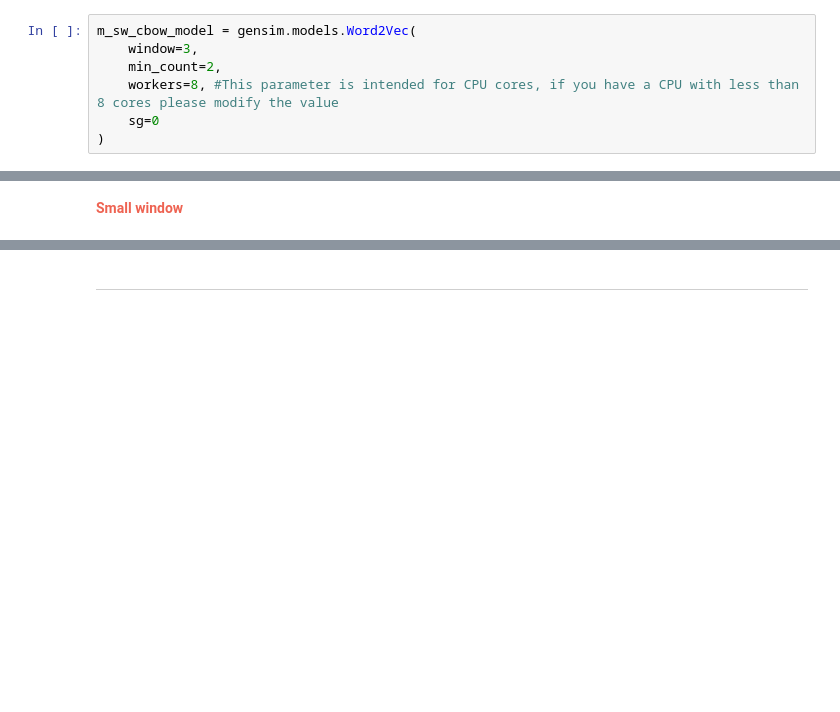
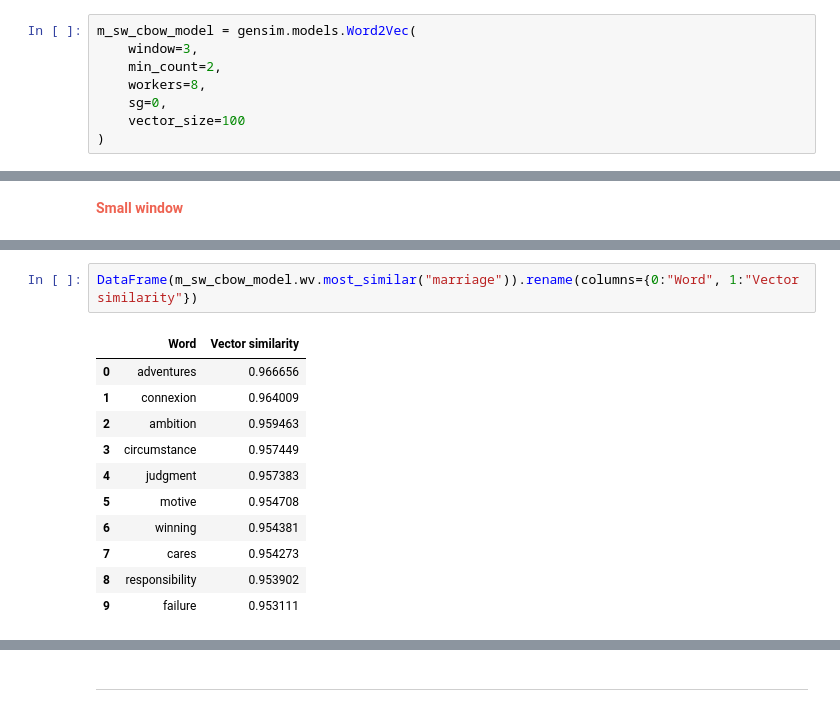
Before and after one commit to gobbykid/corpora_analytics, a Jupyter notebook: w2v_model.ipynb, the cells around one changed output, grey strips where cells are left out. Drawn from its saved outputs; the diff is of its cells as text; blank space fills up the shorter version.

```diff
--- a/w2v_model.ipynb
+++ b/w2v_model.ipynb
@@ -101,8 +106,9 @@ f_sw_cbow_model = gensim.models.Word2Vec(
 m_sw_cbow_model = gensim.models.Word2Vec(
     window=3,
     min_count=2,
-    workers=8, #This parameter is intended for CPU cores, if you have a CPU with less than 8 cores please modify the value
-    sg=0
+    workers=8,
+    sg=0,
+    vector_size=100
 )
 # %% [markdown]
 The next step consists in building <i>vocabularies</i>, that is a collection of all the single tokens for each one of our models.</br>
@@ -334,0 +312,14 @@ m_sw_skip_model.wv.most_similar("lady")
+# %%
+DataFrame(m_sw_cbow_model.wv.most_similar("marriage")).rename(columns={0:"Word", 1:"Vector similarity"})
+# %% [output]
+|  | Word | Vector similarity |
+| 0 | adventures | 0.966656 |
+| 1 | connexion | 0.964009 |
+| 2 | ambition | 0.959463 |
+| 3 | circumstance | 0.957449 |
+| 4 | judgment | 0.957383 |
+| 5 | motive | 0.954708 |
+| 6 | winning | 0.954381 |
+| 7 | cares | 0.954273 |
+| 8 | responsibility | 0.953902 |
+| 9 | failure | 0.953111 |
```
Also changed, not shown: parts of 58 cells of this notebook, 3 other files.
